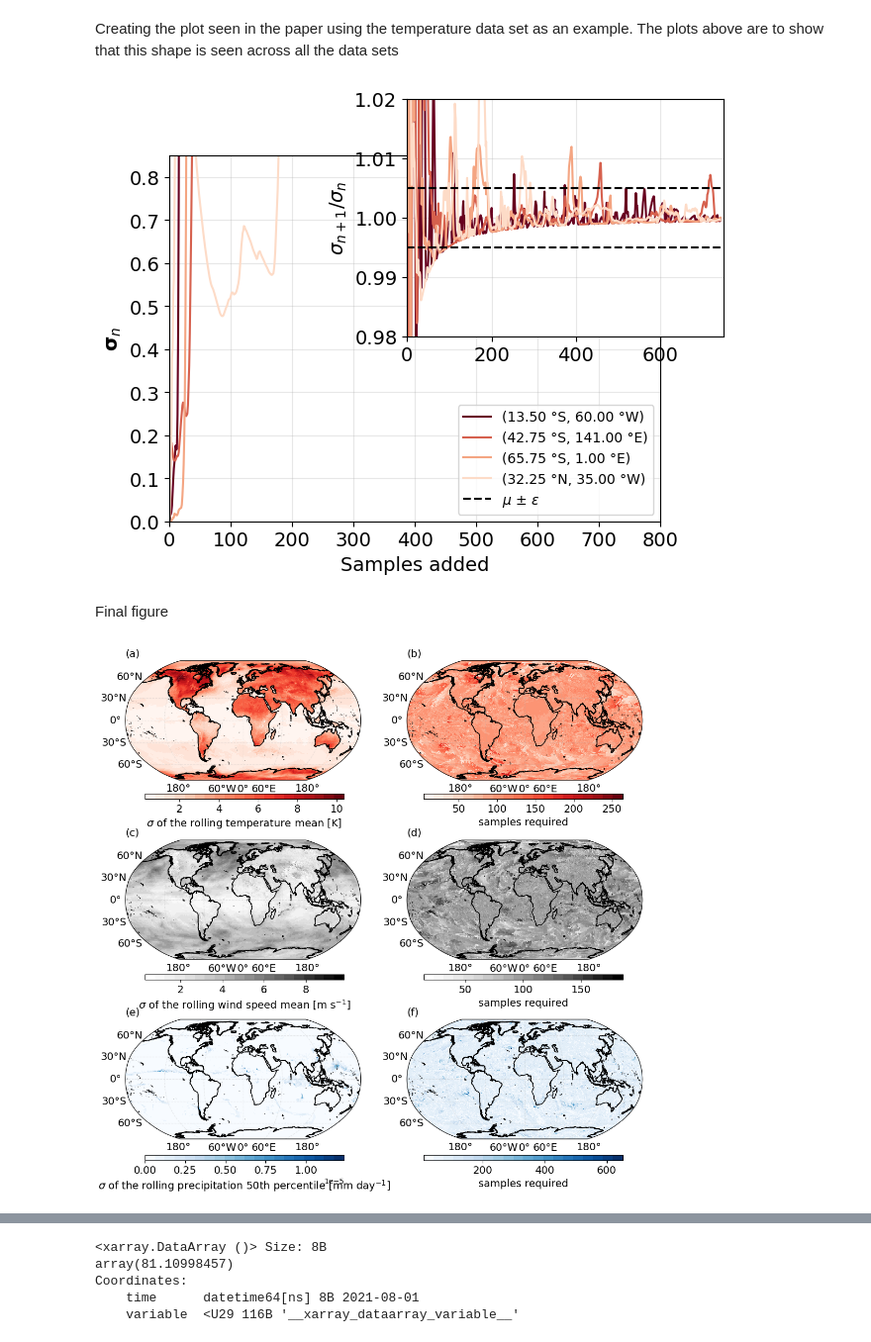
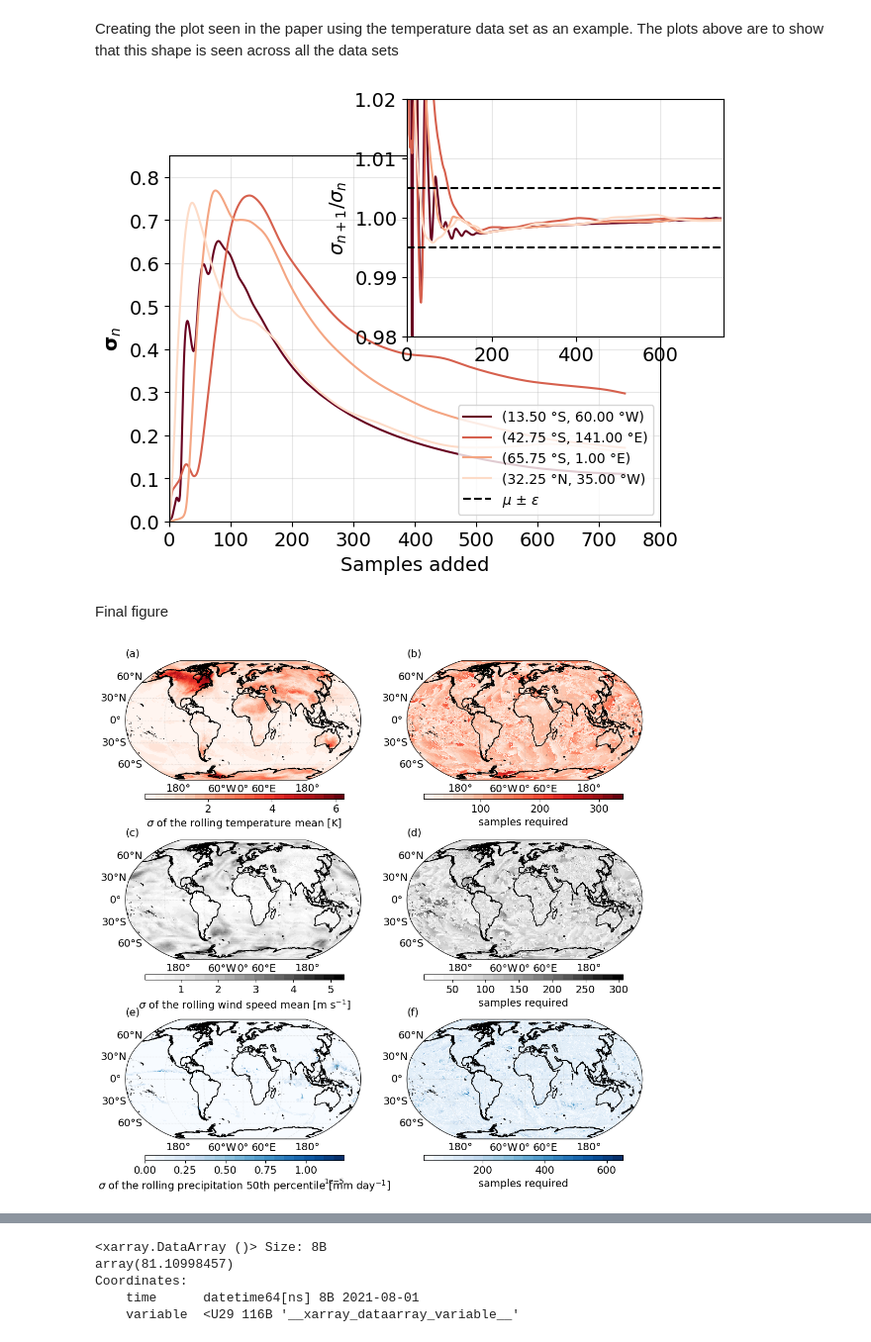
Before and after one commit to kat-grayson/one_pass_algorithms_paper, a Jupyter notebook: figures/figure6&7.ipynb, the cells around one changed output, grey strips where cells are left out. Shown at 99% size. Drawn from its saved outputs; the diff is of its cells as text; code cells hidden in the pictures.

```diff
--- a/figures/figure6&7.ipynb
+++ b/figures/figure6&7.ipynb
@@ -264,7 +260,7 @@ temp_mean_continuous = xr.DataArray(temp_mean_continuous, dims=['time', 'lat', '
                                         'lat': temp.lat,
                                         'lon': temp.lon})
 
-temp_var_continuous = xr.DataArray(temp_var_continuous, dims=['time', 'lat', 'lon'],
+temp_mean_continuous_var = xr.DataArray(temp_mean_continuous_var, dims=['time', 'lat', 'lon'],
                                  coords={'time': temp.time,
                                         'lat': temp.lat,
                                         'lon': temp.lon})
@@ -274,12 +270,12 @@ ws_mean_continuous = xr.DataArray(ws_mean_continuous, dims=['time', 'lat', 'lon'
                                         'lat': ws.lat,
                                         'lon': ws.lon})
 
-ws_var_continuous = xr.DataArray(ws_var_continuous, dims=['time', 'lat', 'lon'],
+ws_mean_continuous_var = xr.DataArray(ws_mean_continuous_var, dims=['time', 'lat', 'lon'],
                                  coords={'time': ws.time,
                                         'lat': ws.lat,
                                         'lon': ws.lon})
 
-pr_var_continuous = xr.DataArray(pr_var_continuous, dims=['time', 'lat', 'lon'],
+pr_50per_continuous_var = xr.DataArray(pr_50per_continuous_var, dims=['time', 'lat', 'lon'],
                                  coords={'time': pr.time,
                                         'lat': pr.lat,
                                         'lon': pr.lon})
@@ -289,12 +285,12 @@ Starting with temperature.
 # looking for a sequence with a set CI
 start = 2
 
-temp_converg = xr.zeros_like(temp_var_continuous[0,:,:])
+temp_converg = xr.zeros_like(temp_mean_continuous_var[0,:,:])
 temp_converg_seq = xr.zeros_like(temp_mean_continuous[:,:,:])
-less_tol = xr.zeros_like(temp_var_continuous[0,:,:])
+less_tol = xr.zeros_like(temp_mean_continuous_var[0,:,:])
 
 # taking the sequence as the standard deviation
-sequence = np.sqrt(temp_var_continuous[:, :, :])
+sequence = np.sqrt(temp_mean_continuous_var[:, :, :])
 temp_std = sequence
 
 # setting the threshold and tolerance for converegence
@@ -337,12 +333,12 @@ Doing the same analysis with the wind speed data
 # %%
 start = 2
 
-ws_converg = xr.zeros_like(ws_var_continuous[0,:,:])
+ws_converg = xr.zeros_like(ws_mean_continuous_var[0,:,:])
 ws_converg_seq = xr.zeros_like(ws_mean_continuous[:,:,:])
-less_tol = xr.zeros_like(ws_var_continuous[0,:,:])
+less_tol = xr.zeros_like(ws_mean_continuous_var[0,:,:])
 
 # taking the sequence as the standard deviation
-sequence = np.sqrt(ws_var_continuous[:, :, :])
+sequence = np.sqrt(ws_mean_continuous_var[:, :, :])
 ws_std = sequence
 
 # setting the threshold and tolerance for converegence
@@ -385,12 +381,12 @@ Finally looking at how the precipitation converges
 # %%
 start = 2
 
-pr_converg = xr.zeros_like(pr_var_continuous[0,:,:])
+pr_converg = xr.zeros_like(pr_50per_continuous_var[0,:,:])
 pr_converg_seq = xr.zeros_like(pr_50per_continuous.to_dataarray()[0, :, :, :])
-less_tol = xr.zeros_like(pr_var_continuous[0,:,:])
+less_tol = xr.zeros_like(pr_50per_continuous_var[0,:,:])
 
 # taking the sequence as the standard deviation
-sequence = np.sqrt(pr_var_continuous[:, :, :])
+sequence = np.sqrt(pr_50per_continuous_var[:, :, :])
 pr_std = sequence
 
 # setting the threshold and tolerance for converegence
@@ -466,16 +462,16 @@ for q in range(0, 4):
 
 for q in range(0, 4):
     if q == 0:
-        ax1.plot(xaxis, temp_var_continuous[0:last,y[q],x[q]], linestyle='-', color = color[q],
+        ax1.plot(xaxis, temp_mean_continuous_var[0:last,y[q],x[q]], linestyle='-', color = color[q],
                  label = '(13.50 °S, 60.00 °W)')
     if q == 1:
-        ax1.plot(xaxis, temp_var_continuous[0:last,y[q],x[q]], linestyle='-', color = color[q],
+        ax1.plot(xaxis, temp_mean_continuous_var[0:last,y[q],x[q]], linestyle='-', color = color[q],
                 label = '(42.75 °S, 141.00 °E)')
     if q == 2:
-        ax1.plot(xaxis, temp_var_continuous[0:last,y[q],x[q]], linestyle='-', color = color[q],
+        ax1.plot(xaxis, temp_mean_continuous_var[0:last,y[q],x[q]], linestyle='-', color = color[q],
                 label = '(65.75 °S, 1.00 °E)')
     if q == 3:
-        ax1.plot(xaxis, temp_var_continuous[0:last,y[q],x[q]], linestyle='-', color = color[q],
+        ax1.plot(xaxis, temp_mean_continuous_var[0:last,y[q],x[q]], linestyle='-', color = color[q],
                 label = '(32.25 °N, 35.00 °W)')
 
 ax2.plot(xaxis,
@@ -511,7 +507,7 @@ ax2.set_ylim([threshold_down - tol*3, threshold_up + tol*3])
 
 plt.show()
 # %% [output]
-[figure, old version]
+[figure, new version]
 # %% [markdown]
 Final figure
 # %%
@@ -541,8 +537,8 @@ for i in range(nrow*ncol):
     gl.right_labels = False
     gl.xlabel_style = {'size': fsize}
     gl.ylabel_style = {'size': fsize}
-    lon2d,lat2d = np.meshgrid(temp_var_continuous.lon,temp_var_continuous.lat)
-    lon2d_s,lat2d_s = np.meshgrid(ws_var_continuous.lon,ws_var_continuous.lat)
+    lon2d,lat2d = np.meshgrid(temp_mean_continuous_var.lon,temp_mean_continuous_var.lat)
+    lon2d_s,lat2d_s = np.meshgrid(ws_mean_continuous_var.lon,ws_mean_continuous_var.lat)
 
     if i == 0:
 
@@ -572,34 +568,34 @@ for i in range(nrow*ncol):
 
     elif i == 3:
 
         cs = ax.pcolormesh(lon2d_s, lat2d_s, ws_converg, transform=ccrs.PlateCarree(),cmap=cmap)
         ax.set_title('(d)', fontsize=fsize, loc = 'left')
         cbar_ax = fig.add_axes([left2, bottom2, width, 0.01])
         cbar = fig.colorbar(cs,cax = cbar_ax ,orientation='horizontal')
         cbar.set_label("samples required" ,rotation=0, fontsize=fsize)
 
     elif i == 4:
 
         cmap = plt.get_cmap('Blues', 20)
         cs = ax.pcolormesh(lon2d_s, lat2d_s, pr_std[-1,:,:], transform=ccrs.PlateCarree(),cmap=cmap)
         ax.set_title('(e)', fontsize=fsize, loc = 'left')
         cbar_ax = fig.add_axes([left1, bottom1, width, 0.01])
         cbar = fig.colorbar(cs,cax = cbar_ax ,orientation='horizontal')
         cbar.set_label(r"$\sigma$ of the rolling precipitation 50th percentile [mm day$^{-1}$]" ,rotation=0, fontsize=fsize)
 
     elif i == 5:
 
         cs = ax.pcolormesh(lon2d_s, lat2d_s, pr_converg, transform=ccrs.PlateCarree(),cmap=cmap)
         ax.set_title('(f)', fontsize=fsize, loc = 'left')
         cbar_ax = fig.add_axes([left2, bottom1, width, 0.01])
         cbar = fig.colorbar(cs,cax = cbar_ax ,orientation='horizontal')
         cbar.set_label("samples required" ,rotation=0, fontsize=fsize)
 
     cbar.ax.tick_params(labelsize=fsize)
 
 plt.show()
 # %% [output]
-[figure, old version]
+[figure, new version]
 # %%
 np.mean(temp_converg)
 # %% [output]
```
Also changed, not shown: parts of 9 cells of this notebook.
